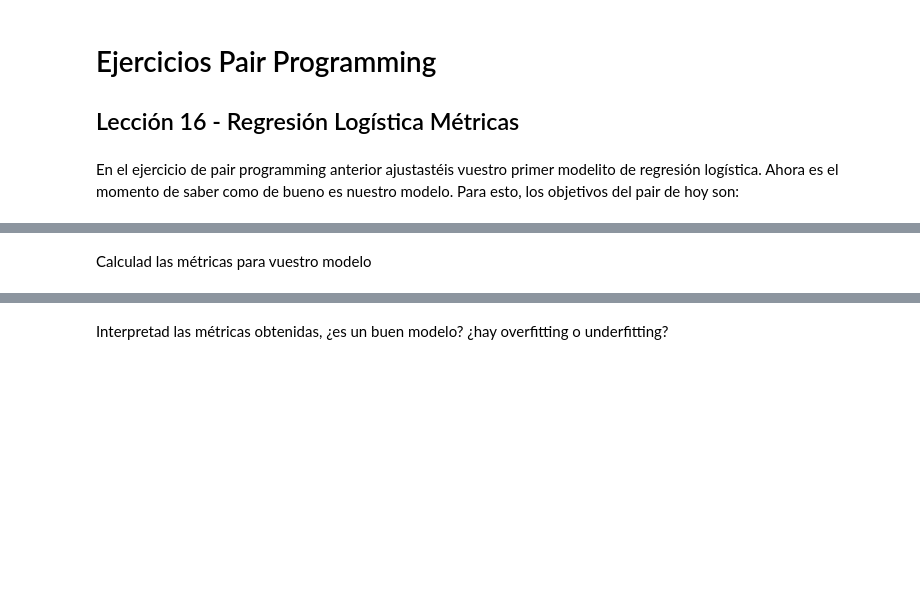
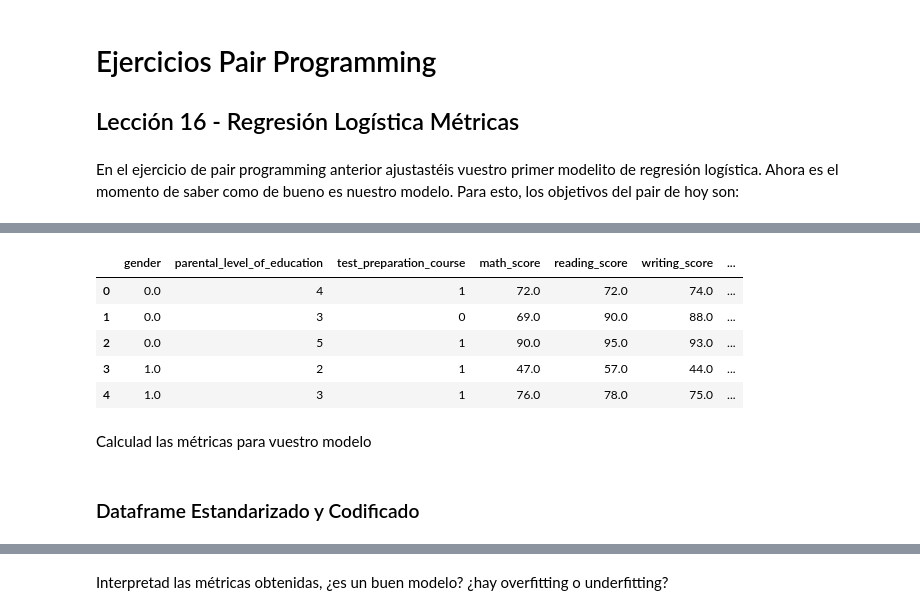
Before and after one commit to Adalab/DA-promo-c-modulo-3-sprint-1-Sila-Silvia, a Jupyter notebook: Regresión Logística/Leccion-16-Regresion-Logistica-Metricas/Leccion-16-Regresion-Logistica-Metricas.ipynb, the cells around one changed output, grey strips where cells are left out. Cells and saved outputs as stored; diff of their text form; code cells hidden in the pictures; blank space fills up the shorter version.

```diff
--- a/Regresión Logística/Leccion-16-Regresion-Logistica-Metricas/Leccion-16-Regresion-Logistica-Metricas.ipynb
+++ b/Regresión Logística/Leccion-16-Regresion-Logistica-Metricas/Leccion-16-Regresion-Logistica-Metricas.ipynb
@@ -23,2 +42,13 @@ df = pd.read_csv("superstore_data.csv", index_col=0)
+# %%
+df_sin.head()
+# %% [output]
+|  | gender | parental_level_of_education | test_preparation_course | math_score | reading_score | writing_score | ... |
+| 0 | 0.0 | 4 | 1 | 72.0 | 72.0 | 74.0 | ... |
+| 1 | 0.0 | 3 | 0 | 69.0 | 90.0 | 88.0 | ... |
+| 2 | 0.0 | 5 | 1 | 90.0 | 95.0 | 93.0 | ... |
+| 3 | 1.0 | 2 | 1 | 47.0 | 57.0 | 44.0 | ... |
+| 4 | 1.0 | 3 | 1 | 76.0 | 78.0 | 75.0 | ... |
 # %% [markdown]
 Calculad las métricas para vuestro modelo
+# %% [markdown]
+### Dataframe Estandarizado y Codificado
```
Also changed, not shown: parts of 23 cells of this notebook, 8 other files.
